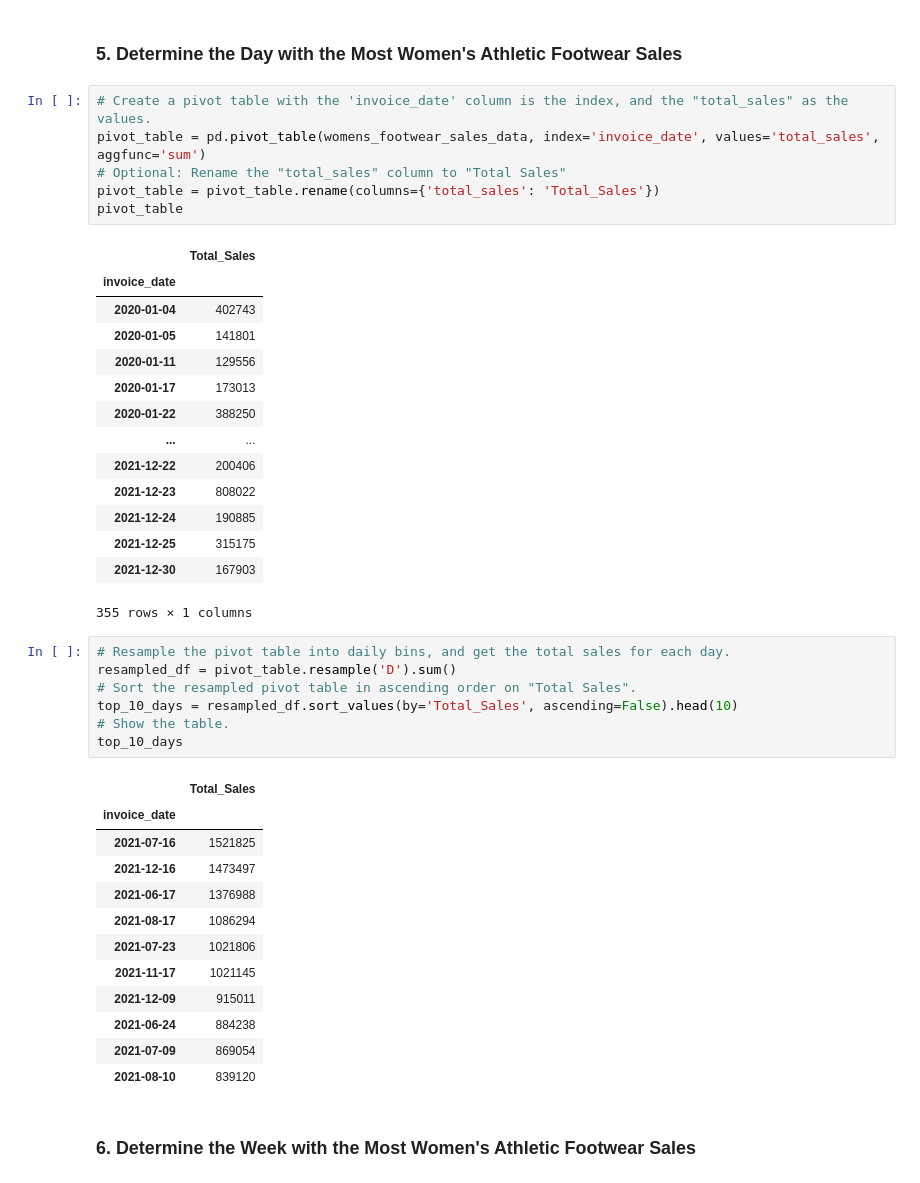
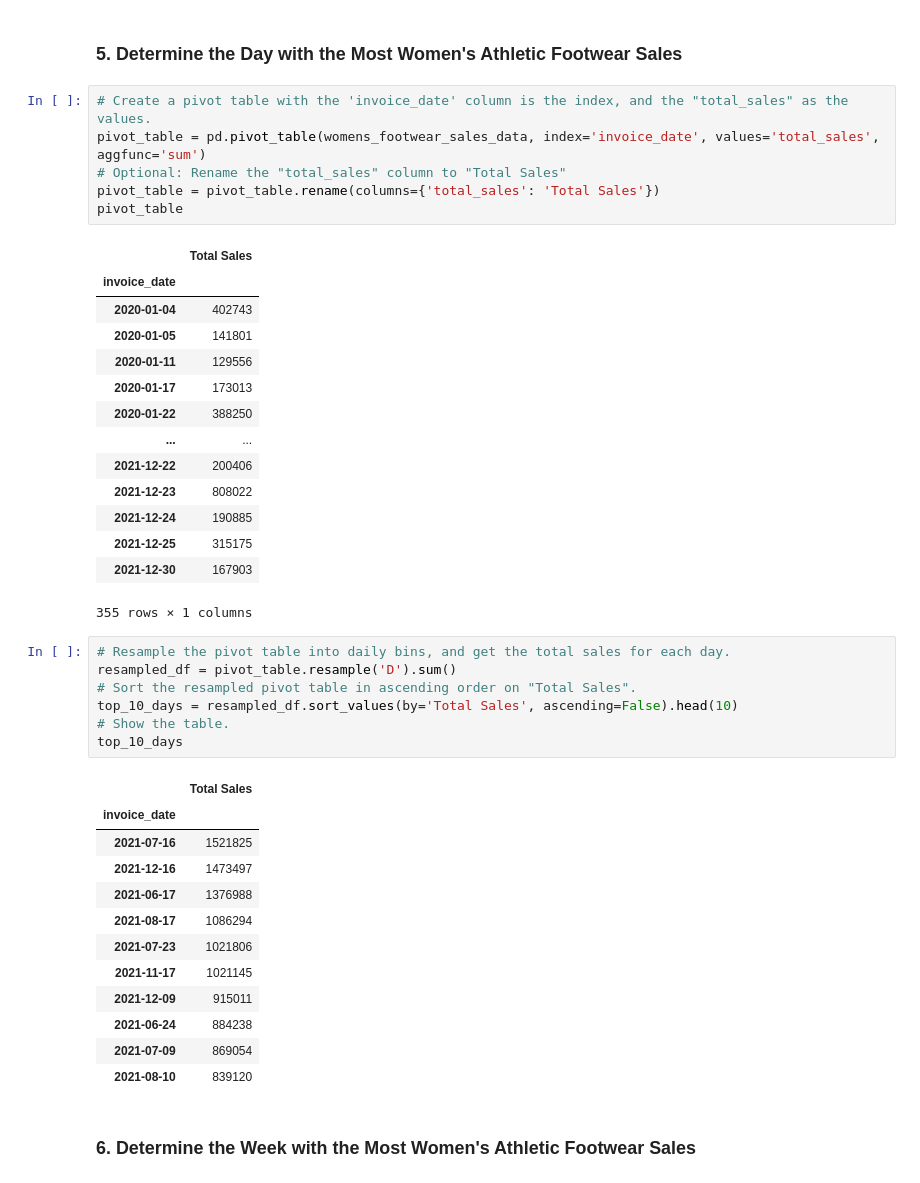
Before and after one commit to Kidalv85/athletic_sales_analysis, a Jupyter notebook: athletic_sales_analysis_starter_code.ipynb, the cells around one changed output. Cells and saved outputs as stored; diff of their text form.

```diff
--- a/athletic_sales_analysis_starter_code.ipynb
+++ b/athletic_sales_analysis_starter_code.ipynb
@@ -306,11 +306,11 @@ pivot_womens_footwear_df.head(5)
 # %%
 # Create a pivot table with the 'invoice_date' column is the index, and the "total_sales" as the values.
 pivot_table = pd.pivot_table(womens_footwear_sales_data, index='invoice_date', values='total_sales', aggfunc='sum')
 # Optional: Rename the "total_sales" column to "Total Sales"
-pivot_table = pivot_table.rename(columns={'total_sales': 'Total_Sales'})
+pivot_table = pivot_table.rename(columns={'total_sales': 'Total Sales'})
 pivot_table
 # %% [output]
-|  | Total_Sales |
+|  | Total Sales |
 | invoice_date |  |
 | 2020-01-04 | 402743 |
 | 2020-01-05 | 141801 |
@@ -328,11 +328,11 @@ pivot_table
 # Resample the pivot table into daily bins, and get the total sales for each day.
 resampled_df = pivot_table.resample('D').sum()
 # Sort the resampled pivot table in ascending order on "Total Sales".
-top_10_days = resampled_df.sort_values(by='Total_Sales', ascending=False).head(10)
+top_10_days = resampled_df.sort_values(by='Total Sales', ascending=False).head(10)
 # Show the table.
 top_10_days
 # %% [output]
-|  | Total_Sales |
+|  | Total Sales |
 | invoice_date |  |
 | 2021-07-16 | 1521825 |
 | 2021-12-16 | 1473497 |
```
Also changed, not shown: parts of 1 cell of this notebook.
